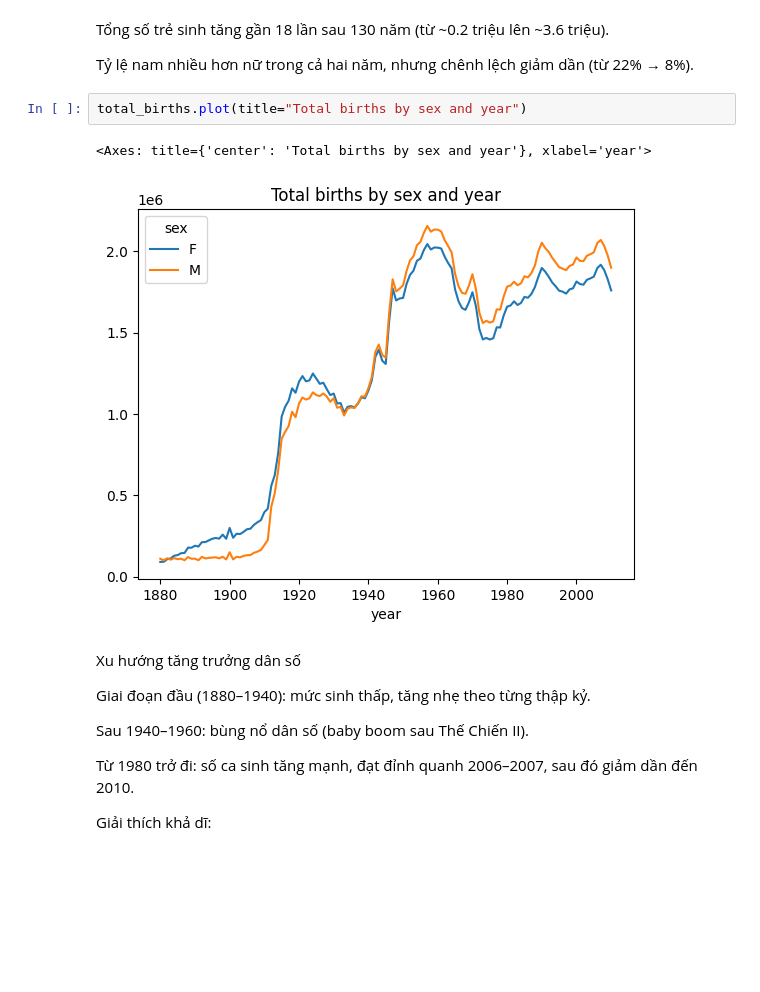
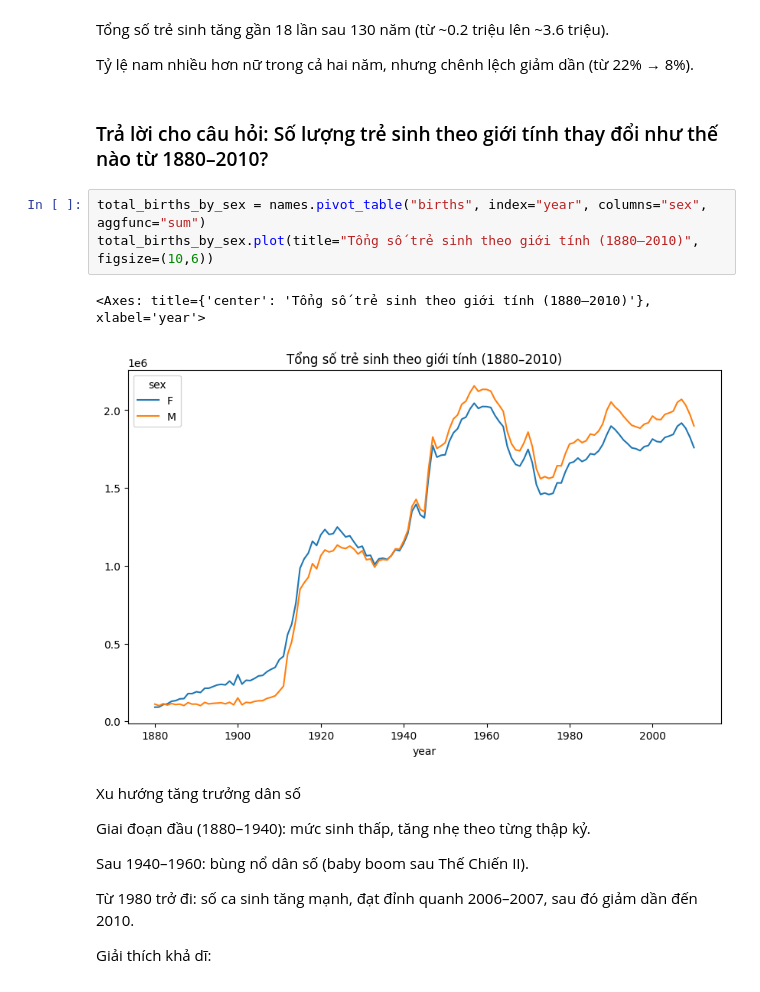
Before and after one commit to nvhao100604/PTDL_2025, a Jupyter notebook: BaiTapLon2/13_3.ipynb, the cells around one changed output. Cells and saved outputs as stored; diff of their text form; blank space fills up the shorter version.

```diff
--- a/BaiTapLon2/13_3.ipynb
+++ b/BaiTapLon2/13_3.ipynb
@@ -192,11 +194,14 @@ total_births.tail()
 Tổng số trẻ sinh tăng gần 18 lần sau 130 năm (từ ~0.2 triệu lên ~3.6 triệu).
 
 Tỷ lệ nam nhiều hơn nữ trong cả hai năm, nhưng chênh lệch giảm dần (từ 22% → 8%).
+# %% [markdown]
+### Trả lời cho câu hỏi: Số lượng trẻ sinh theo giới tính thay đổi như thế nào từ 1880–2010?
 # %%
-total_births.plot(title="Total births by sex and year")
+total_births_by_sex = names.pivot_table("births", index="year", columns="sex", aggfunc="sum")
+total_births_by_sex.plot(title="Tổng số trẻ sinh theo giới tính (1880–2010)", figsize=(10,6))
 # %% [output]
-<Axes: title={'center': 'Total births by sex and year'}, xlabel='year'>
+<Axes: title={'center': 'Tổng số trẻ sinh theo giới tính (1880–2010)'}, xlabel='year'>
-[figure, old version]
+[figure, new version]
 # %% [markdown]
 Xu hướng tăng trưởng dân số
 
```
Also changed, not shown: parts of 84 cells of this notebook, 2 other files.
